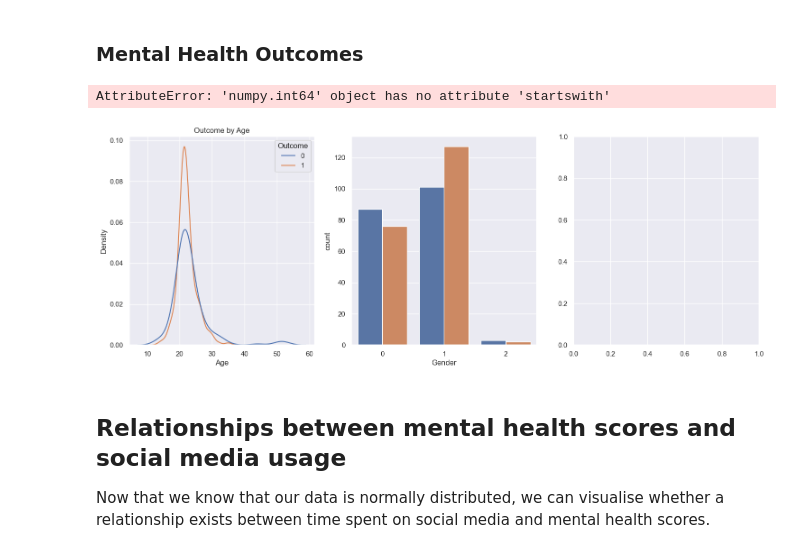
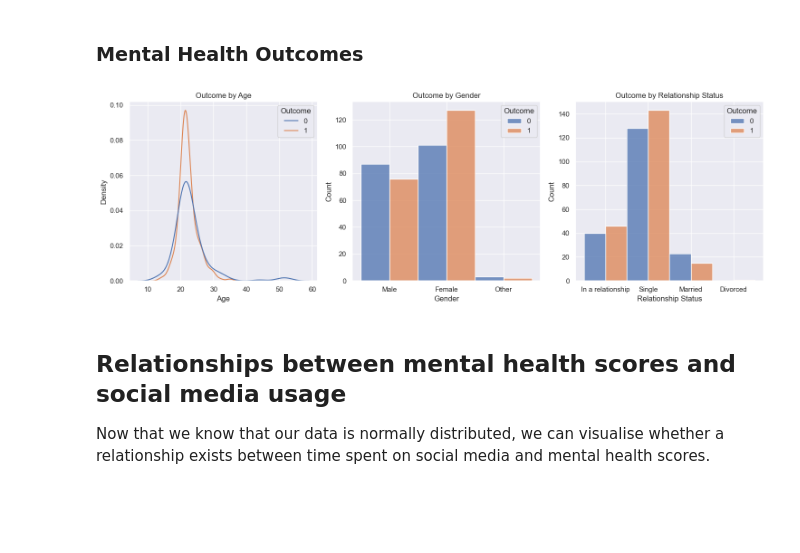
Before and after one commit to allygee/smmh_project, a Jupyter notebook: Social Media Mental Heallth Notebook.ipynb, the cells around one changed output. Saved outputs shown, nothing was run; the diff lists cells and outputs as text; code cells hidden in the pictures; blank space fills up the shorter version.

Commit message:
mental health outcomes for age, gender and relationship status

```diff
--- a/Social Media Mental Heallth Notebook.ipynb
+++ b/Social Media Mental Heallth Notebook.ipynb
@@ -484,35 +608,33 @@ plt.show()
 # %% [markdown]
 ### Mental Health Outcomes
 # %%
-fig, axes = plt.subplots(nrows=1, ncols=3, figsize=(18, 6))
+plt.figure(figsize=(15, 5))
 
 # Subplot 1: Outcomes across different age groups
-sns.kdeplot(x=data['Age'], hue=data['Outcome'], data=data, ax=axes[0])
-axes[0].set_title('Outcome by Age')
-axes[0].set_xlabel('Age')
-axes[0].set_ylabel('Density')
+plt.subplot(1, 3, 1)
+sns.kdeplot(x=data['Age'],
+            hue=data['Outcome'],
+            data=data).set_title('Outcome by Age')
 
 # Subplot 2: Outcomes across different genders
-gender_str = data['Gender'].astype(str)
-sns.countplot(x=gender_str, hue=data['Outcome'], data=data, ax=axes[1])
-axes[1].set_title('Outcome by Gender')
-axes[1].set_xlabel('Gender')
-axes[1].set_ylabel('Outcome')
+plt.subplot(1, 3, 2)
+sns.histplot(x=data['Gender'],
+             hue=data['Outcome'], multiple='dodge',
+             data=data).set_title('Outcome by Gender')
 
 # Subplot 3: Outcomes across different relationship statuses
-sns.violinplot(x=data['Relationship Status'], y=data['Outcome'], data=data, ax=axes[2])
-axes[2].set_title('Outcome by Relationship Status')
-axes[2].set_xlabel('Relationship Status')
-axes[2].set_ylabel('Total Score')
+plt.subplot(1, 3, 3)
+sns.histplot(x=data['Relationship Status'],
+             hue=data['Outcome'], multiple='dodge',
+             data=data).set_title('Outcome by Relationship Status')
 
 # Adjust layout for better spacing
 plt.tight_layout()
 
 # Show the plots
 plt.show()
 # %% [output]
-AttributeError: 'numpy.int64' object has no attribute 'startswith'
-[figure, old version]
+[figure, new version]
 # %% [markdown]
 ## Relationships between mental health scores and social media usage
 
```
Also changed, not shown: parts of 25 cells of this notebook.
